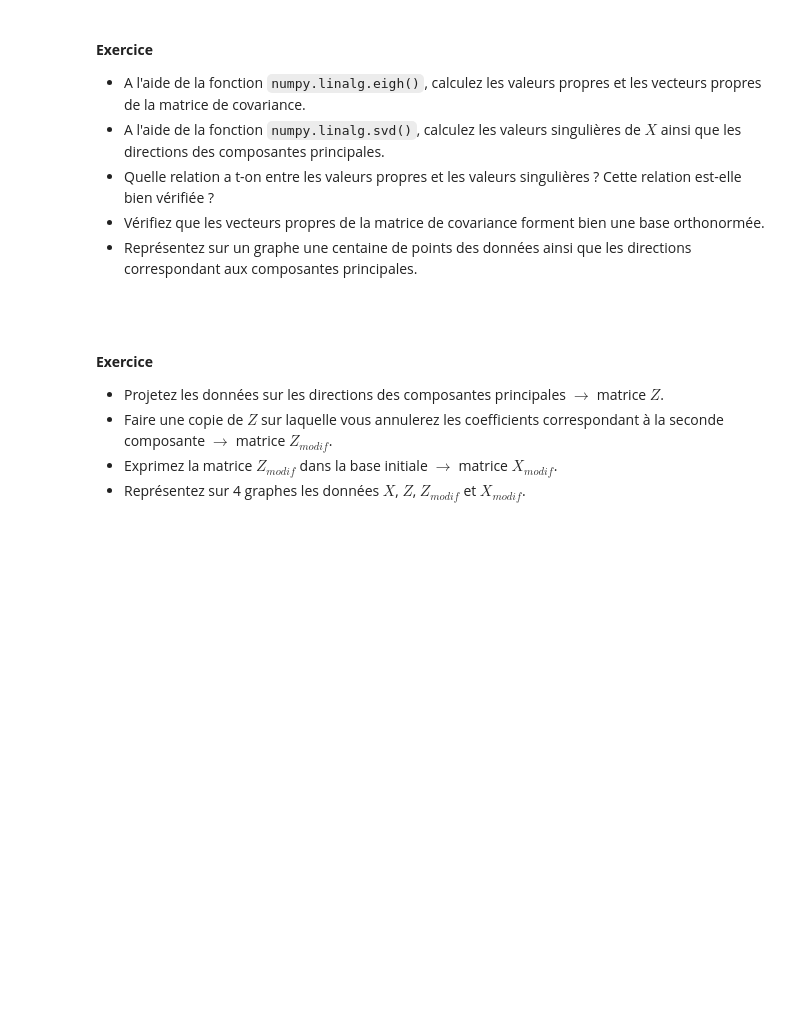
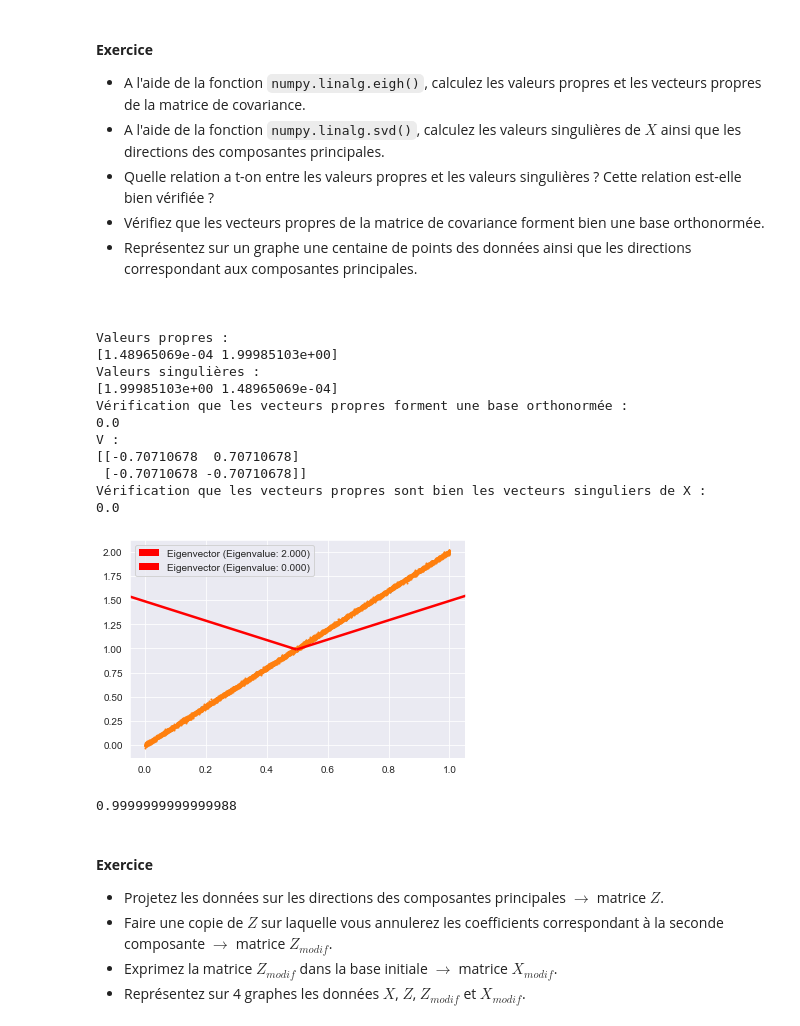
Before and after one commit to Rockinfox91/tp_ia, a Jupyter notebook: TP5 - ACP.ipynb, the cells around one changed output. Drawn from its saved outputs; the diff is of its cells as text; code cells hidden in the pictures; blank space fills up the shorter version.

```diff
--- a/TP5 - ACP.ipynb
+++ b/TP5 - ACP.ipynb
@@ -84,6 +204,65 @@ où $\varepsilon$ est une variable aléatoire gaussienne de moyenne nulle est de
 - Représentez sur un graphe une centaine de points des données ainsi que les directions correspondant aux composantes principales.
 
 <br>
+# %%
+# calcul valeur propres et vecteurs propres de la matrice de covariance
+eigvals, eigvecs = np.linalg.eigh(S)
+
+# calcul valeurs singulières et vecteurs singuliers de X
+U, s, Vt = np.linalg.svd(X_normalized)
+
+# vérification de la relation entre valeurs propres et valeurs singulières
+print("Valeurs propres :")
+print(eigvals)
+print("Valeurs singulières :")
+print(s**2/(N))
+
+# vérification que les vecteurs propres forment une base orthonormée
+print("Vérification que les vecteurs propres forment une base orthonormée :")
+print(np.dot(eigvecs[:, 0], eigvecs[:, 1]))
+
+# Récupération des vecteurs colonnes de V (matrice de la décomposition en valeurs singulières)
+V = Vt.T
+print("V : ")
+print(V)
+
+print("Vérification que les vecteurs propres sont bien les vecteurs singuliers de X :")
+print(np.dot(V[:, 0], V[:, 1]))
+
+# Représentation des données et des directions correspondant aux composantes principales
+plt.scatter(X[:100, 0], X[:100, 1], s=1)
+# Tracé des vecteurs propres (composantes principales) sous forme de lignes pointillées
+
+# Calculate eigenvalues and eigenvectors of the covariance matrix
+eigvals, eigvecs = np.linalg.eig(S)
+
+# Plot the data
+plt.scatter(X[:, 0], X[:, 1], s=1)
+
+# Plot the principal components as vectors
+for eigenvalue, eigenvector in zip(eigvals, eigvecs.T):
+    x, y = eigenvector
+    plt.quiver(
+        np.mean(X[:, 0]), np.mean(X[:, 1]),  # Starting point at the mean
+        x, y,  # Eigenvector
+        angles='xy', scale_units='xy', scale=1, color='r', label=f'Eigenvector (Eigenvalue: {eigenvalue:.3f})')
+
+plt.legend()
+plt.show()
+# %% [output]
+Valeurs propres :
+[1.48965069e-04 1.99985103e+00]
+Valeurs singulières :
+[1.99985103e+00 1.48965069e-04]
+Vérification que les vecteurs propres forment une base orthonormée :
+0.0
+V :
+[[-0.70710678  0.70710678]
+ [-0.70710678 -0.70710678]]
+Vérification que les vecteurs propres sont bien les vecteurs singuliers de X :
+0.0
+[figure, added]
+0.9999999999999988
 # %% [markdown]
 <br>
 
```
Also changed, not shown: parts of 5 cells of this notebook.
